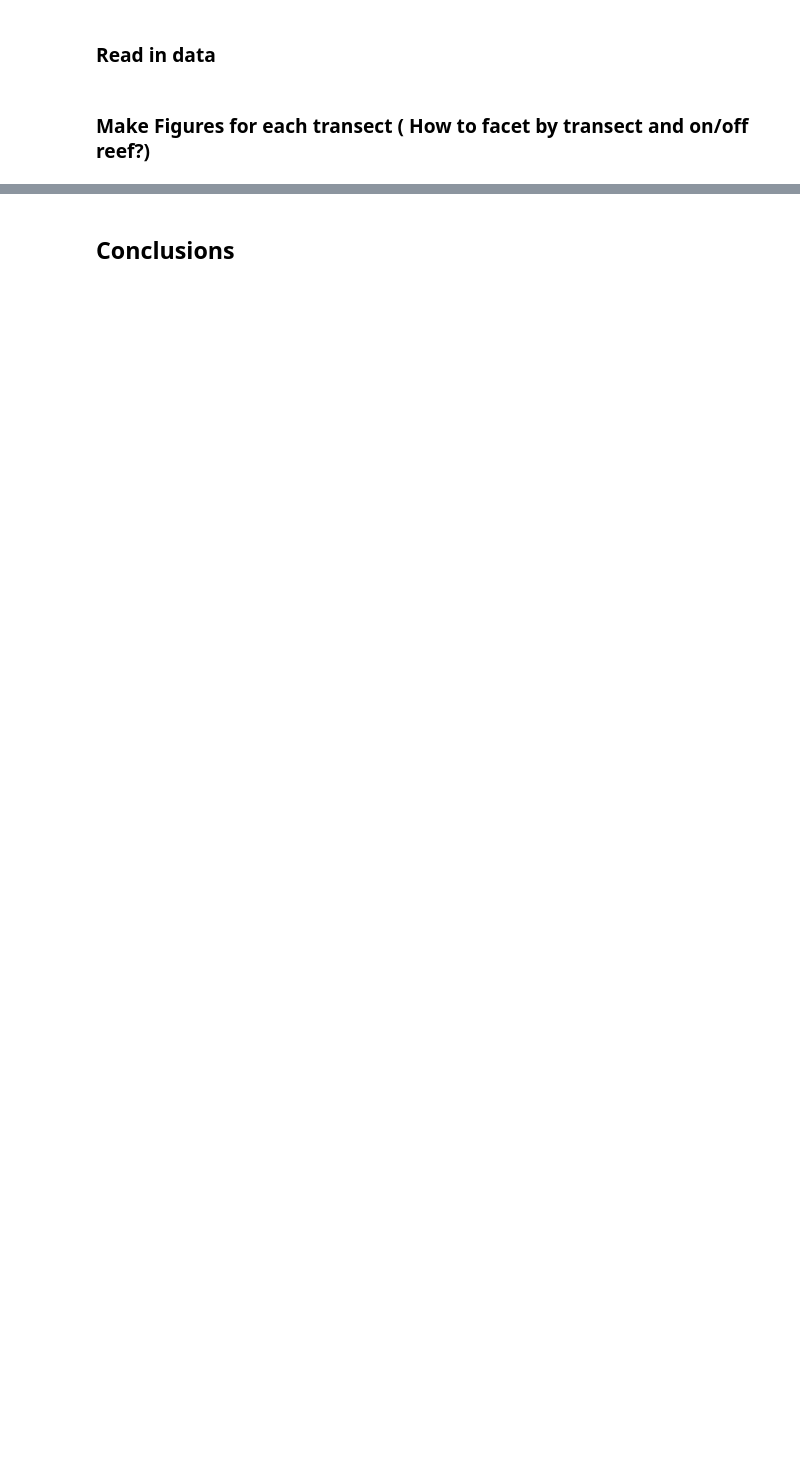
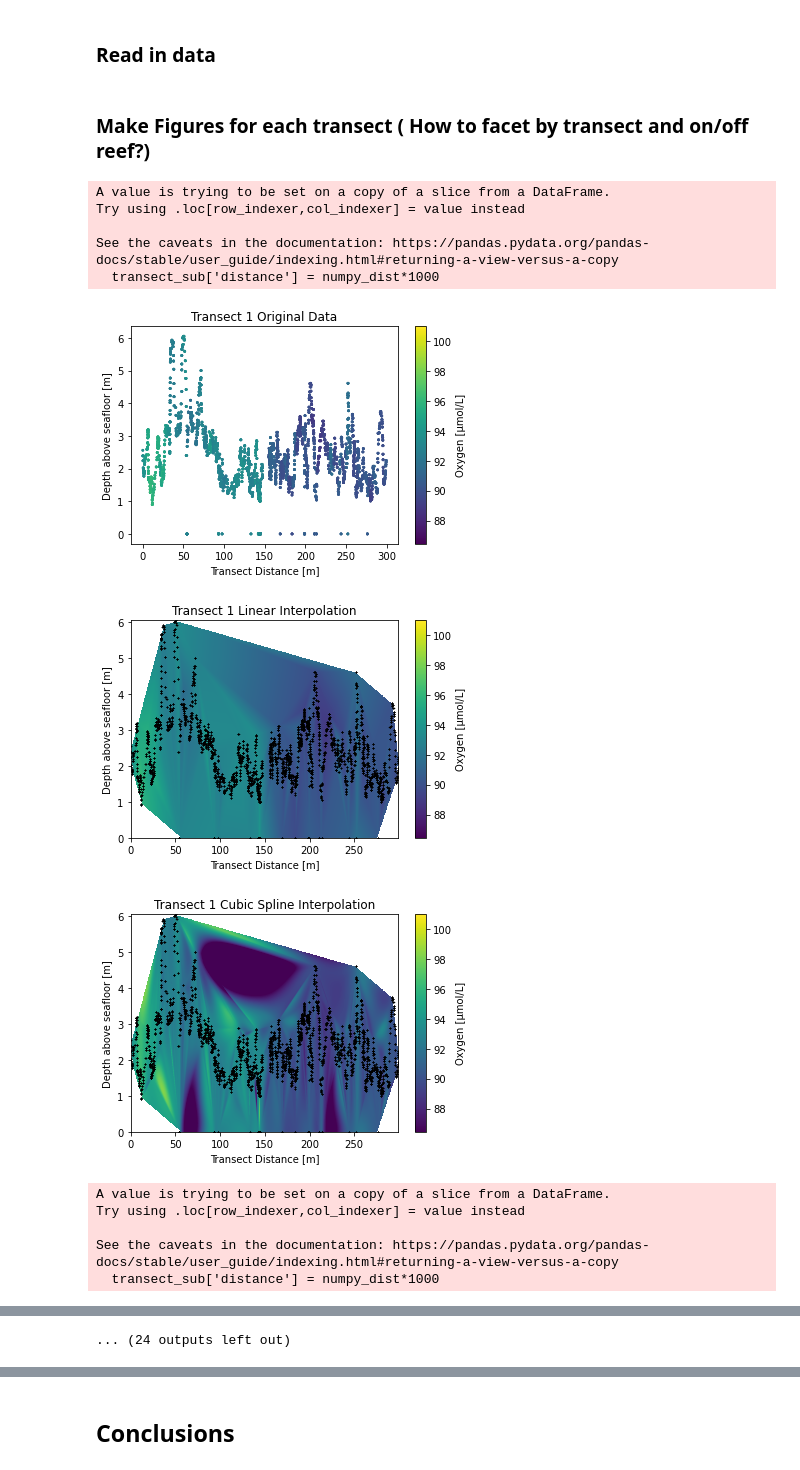
Before and after one commit to isaakh12/final_project, a Jupyter notebook: final_project.ipynb, the cells around one changed output, grey strips where cells are left out. Drawn from its saved outputs; the diff is of its cells as text; code cells hidden in the pictures; blank space fills up the shorter version.

```diff
--- a/final_project.ipynb
+++ b/final_project.ipynb
@@ -52,6 +58,38 @@ df['reef'] = np.select(conditions, values)
 # %% [markdown]
 ### Make Figures for each transect ( How to facet by transect and on/off reef?)
 # %%
+oxy_means = []
+temp_means = []
+sal_means = []
+depth_means = []
+reef_means = []
+transect = []
 for i in np.unique(df['transect']):
     transect_sub, oxy_interp_linear, oxy_interp_cubic, min_oxy, max_oxy = create_datasets(df, i, 'oxygen')
     make_plots(transect_sub, oxy_interp_linear, oxy_interp_cubic, i, 'oxygen', min_oxy, max_oxy)
+    oxy_mean = np.mean(transect_sub['oxygen'])
+    temp_mean = np.mean(transect_sub['temp'])
+    sal_mean = np.mean(transect_sub['salinity'])
+    depth_mean = np.mean(transect_sub['depth'])
+    reef = str(np.unique(transect_sub['reef']))
+    oxy_means.append(oxy_mean)
+    temp_means.append(temp_mean)
+    sal_means.append(sal_mean)
+    depth_means.append(depth_mean)
+    reef_means.append(reef)
+    transect.append(i)
+df_means = pd.DataFrame(list(zip(transect, oxy_means, temp_means, sal_means, depth_means, reef_means)), columns = ['transect', 'oxygen', 'temp', 'salinity', 'depth', 'reef'])
+# %% [output]
+A value is trying to be set on a copy of a slice from a DataFrame.
+Try using .loc[row_indexer,col_indexer] = value instead
+
+See the caveats in the documentation: https://pandas.pydata.org/pandas-docs/stable/user_guide/indexing.html#returning-a-view-versus-a-copy
+  transect_sub['distance'] = numpy_dist*1000
+[figure, added]
+[figure, added]
+[figure, added]
+A value is trying to be set on a copy of a slice from a DataFrame.
+Try using .loc[row_indexer,col_indexer] = value instead
+
+See the caveats in the documentation: https://pandas.pydata.org/pandas-docs/stable/user_guide/indexing.html#returning-a-view-versus-a-copy
+  transect_sub['distance'] = numpy_dist*1000
@@ -58 +107,2 @@ for i in np.unique(df['transect']):
+... (24 outputs left out)
 # %% [markdown]
```
Also changed, not shown: parts of 29 cells of this notebook, 3 other files.
